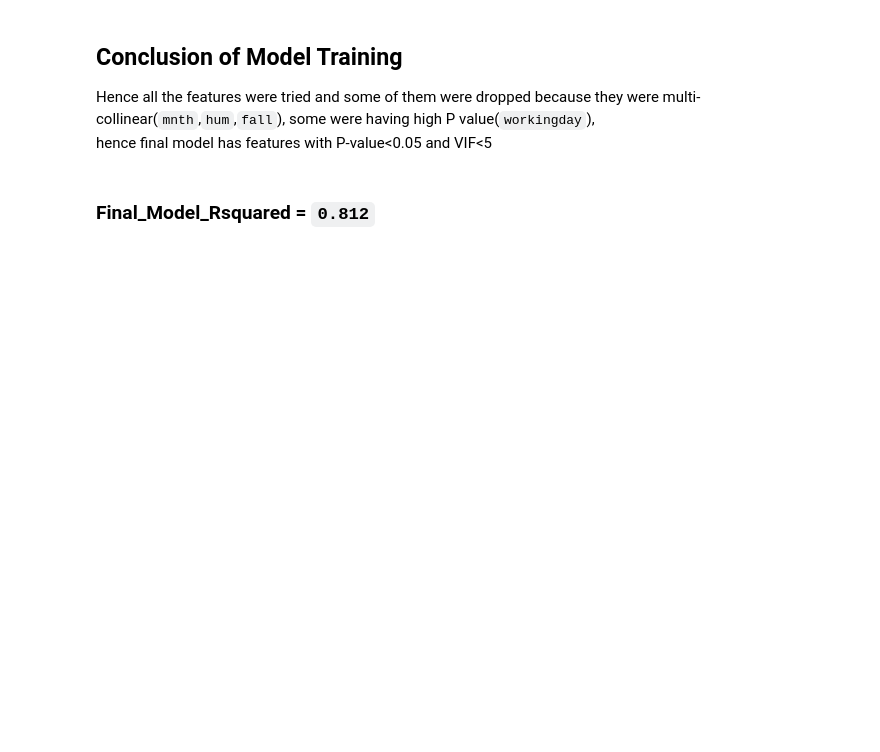
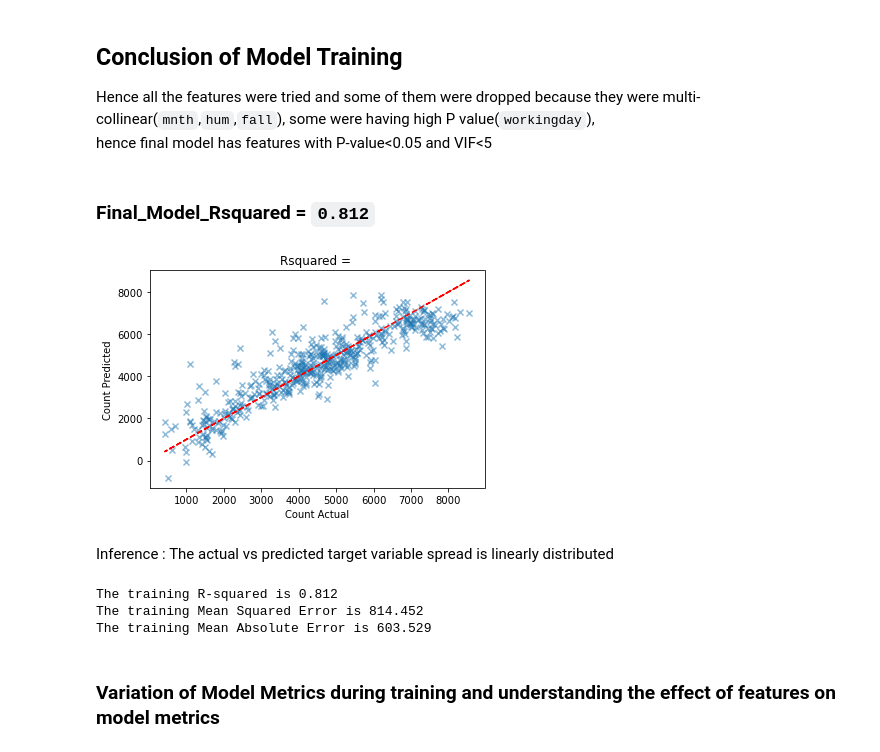
Before and after one commit to karthickchetti/Bike_Sharing, a Jupyter notebook: BikeSharing/Bike_Sharing.ipynb, the cells around one changed output. Cells and saved outputs as stored; diff of their text form; code cells hidden in the pictures; blank space fills up the shorter version.

```diff
--- a/BikeSharing/Bike_Sharing.ipynb
+++ b/BikeSharing/Bike_Sharing.ipynb
@@ -627,0 +628,32 @@ sns.distplot(res,bins=50)
+# %%
+#Final model spread : Ypredicted v/s Yactual with trend line
+#Visualizing the spread of model prediction vs actual data and trend line
+#Trend line - If model would have predicted all y correctly all points would lie on trend line
+X_train_final=X_train[feature_req]
+X_train_final_sm=sm.add_constant(X_train_final)
+y_pred_train_final=lr.predict(X_train_final_sm)
+plt.scatter(y_train, y_pred_train_final,marker='x',alpha=0.5)
+plt.plot(y_train, y_train,color="r",linestyle="--")
+plt.ylabel("Count Predicted")
+plt.xlabel("Count Actual")
+plt.title(f"Rsquared = ")
+plt.show()
+# %% [output]
+[figure, added]
+# %% [markdown]
+Inference : The actual vs predicted target variable spread is linearly distributed
+# %%
+#Training Metrics
+train_rsquared=lr.rsquared
+from statsmodels.tools.eval_measures import rmse,meanabs
+train_rmse = rmse(y_train, y_pred_train_final)
+train_mae = meanabs(y_train, y_pred_train_final)
+print(f"The training R-squared is {round(train_rsquared,3)}")
+print(f"The training Mean Squared Error is {round(train_rmse,3)}")
+print(f"The training Mean Absolute Error is {round(train_mae,3)}")
+# %% [output]
+The training R-squared is 0.812
+The training Mean Squared Error is 814.452
+The training Mean Absolute Error is 603.529
+# %% [markdown]
+### Variation of Model Metrics during training and understanding the effect of features on model metrics
```
Also changed, not shown: parts of 40 cells of this notebook.
